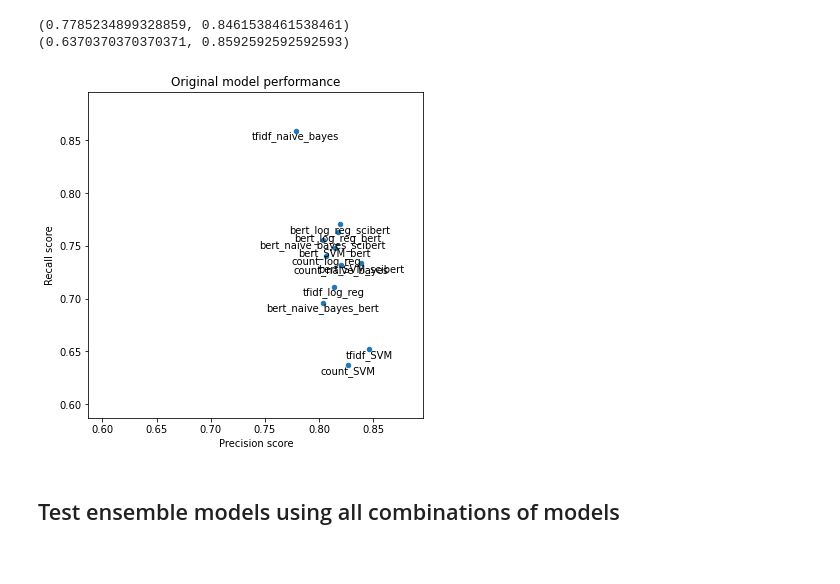
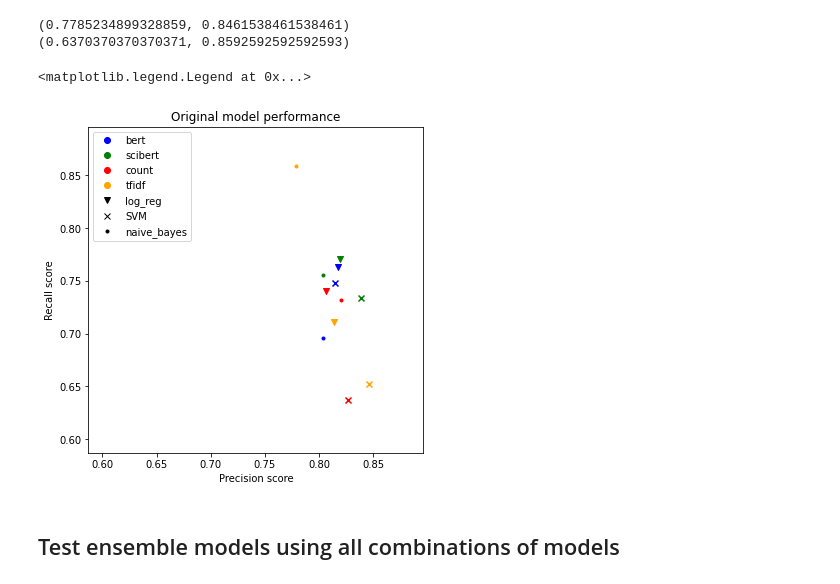
Before and after one commit to wellcometrust/nutrition-labels, a Jupyter notebook: notebooks/Ensemble parameter exploration.ipynb, the cells around one changed output. Saved outputs shown, nothing was run; the diff lists cells and outputs as text; code cells hidden in the pictures.

```diff
--- a/notebooks/Ensemble parameter exploration.ipynb
+++ b/notebooks/Ensemble parameter exploration.ipynb
@@ -43,7 +39,7 @@ cd ..
 date_model_test ='210221'
 # %%
 # Test performance of each model
-with open(f'data/processed/model_test_results/models_summary_{date_model_test}.jsonl') as f:
+with open(f'../data/processed/model_test_results/models_summary_{date_model_test}.jsonl') as f:
     model_results = json.load(f)
 model_results = pd.DataFrame(model_results).T
 model_results['model_name'] = ['_'.join(m.split('_')[0:-1]) for m in model_results.index]
@@ -104,30 +100,50 @@ max_both = min(max_precision, max_recall)+0.05
 # %% [output]
 (0.7785234899328859, 0.8461538461538461)
 (0.6370370370370371, 0.8592592592592593)
-# %%
-fig, ax = plt.subplots()
-ax = model_results.plot(
-    'precision_score',
-    'recall_score',
-    figsize=(6,6),
-    kind='scatter',
-    xlim=(min_both,max_both),
-    ylim=(min_both,max_both),
-    ax=ax)
-
-ax.set(xlabel='Precision score', ylabel='Recall score',
-       title='Original model performance')
-
-for k, v in model_results.iterrows():
-    ax.text(
-        v['precision_score'],
-        v['recall_score'],
-        str(v['model_name']),
-        horizontalalignment='center',
-        verticalalignment='top'
-        )
-# %% [output]
-[figure, removed]
+# %%
+def pick_col_shape(model_name):
+    for vec_name in colour_map.keys():
+        if vec_name in model_name:
+            col = colour_map[vec_name]
+            break
+        else:
+            # bert
+            col = 'blue'
+    for class_name in shape_map.keys():
+        if class_name in model_name:
+            shape = shape_map[class_name]
+
+    return col, shape
+# %%
+colour_map = {'scibert': 'green', 'count': 'red', 'tfidf': 'orange'}
+shape_map = {'log_reg': 'v', 'SVM': 'x', 'naive_bayes': '.'}
+# %%
+fig, ax = plt.subplots(figsize=(6,6))
+ax.set(xlim=(min_both,max_both),
+    ylim=(min_both,max_both))
+for k, v in model_results.iterrows():
+    col, shape = pick_col_shape(v['model_name'])
+    ax.scatter(
+    v['precision_score'],
+    v['recall_score'],
+    c = col,
+    marker=shape,
+    label='point')
+
+ax.set(xlabel='Precision score', ylabel='Recall score',
+       title='Original model performance');
+
+from matplotlib.lines import Line2D
+custom_lines = [Line2D([0], [0], marker='o', color='blue', linewidth=0)]
+for vec_name, col in colour_map.items():
+    custom_lines.append(Line2D([0], [0], marker='o', color=col, linewidth=0))
+for class_name, shape in shape_map.items():
+    custom_lines.append(Line2D([0], [0], marker=shape, color='k', linewidth=0))
+
+ax.legend(custom_lines, ['bert']+list(colour_map.keys())+list(shape_map.keys()), loc='upper left')
+# %% [output]
+<matplotlib.legend.Legend at 0x...>
+[figure, added]
 # %% [markdown]
 ## Test ensemble models using all combinations of models
 # %%
```
Also changed, not shown: parts of 9 cells of this notebook.
